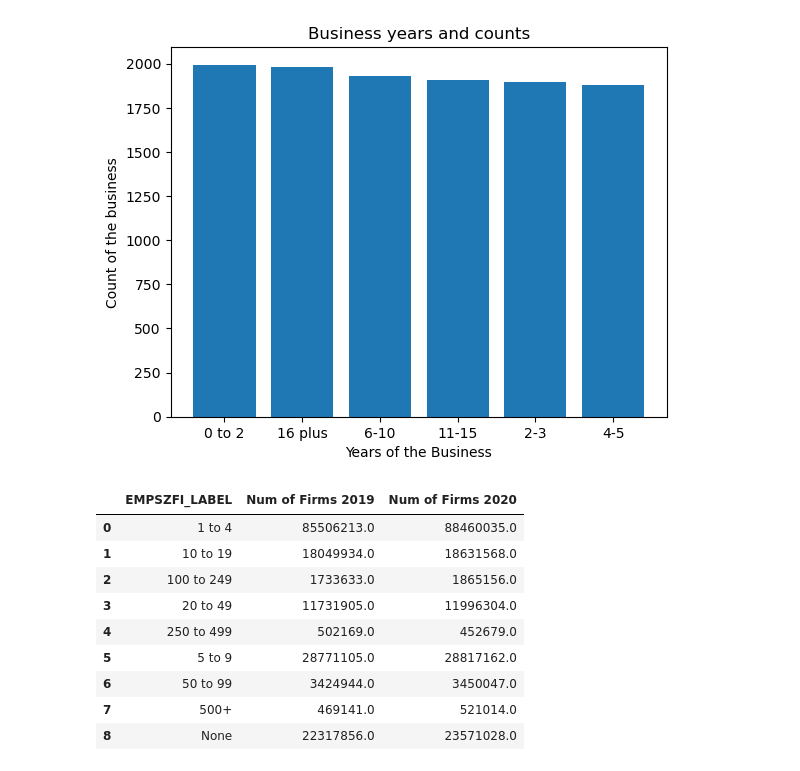
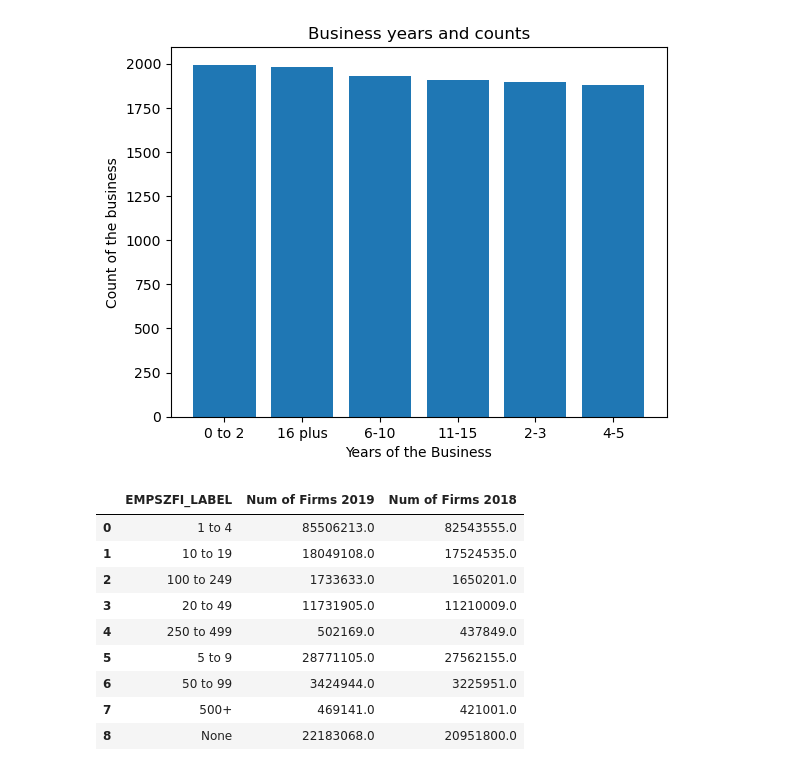
Before and after one commit to HardoModo/Dev10_Week8_Assessment, a Jupyter notebook: main.ipynb, the cells around one changed output. Saved outputs shown, nothing was run; the diff lists cells and outputs as text; code cells hidden in the pictures.

```diff
--- a/main.ipynb
+++ b/main.ipynb
@@ -20,7 +23,7 @@ You can check your current version via the following terminal commands:
 # %%
 year = 2019
 url2019 = f'https://api.census.gov/data/{year}/abscs?get=GEO_ID,NAME,NAICS2017,NAICS2017_LABEL,SEX,SEX_LABEL,ETH_GROUP,ETH_GROUP_LABEL,RACE_GROUP,RACE_GROUP_LABEL,VET_GROUP,VET_GROUP_LABEL,EMPSZFI,EMPSZFI_LABEL,YEAR,FIRMPDEMP,FIRMPDEMP_F,RCPPDEMP,RCPPDEMP_F,EMP,EMP_F,PAYANN,PAYANN_F,FIRMPDEMP_S,FIRMPDEMP_S_F,RCPPDEMP_S,RCPPDEMP_S_F,EMP_S,EMP_S_F,PAYANN_S,PAYANN_S_F&for=us:*'
-url2020 = f'https://api.census.gov/data/{year + 1}/abscs?get=GEO_ID,NAME,NAICS2017,NAICS2017_LABEL,SEX,SEX_LABEL,ETH_GROUP,ETH_GROUP_LABEL,RACE_GROUP,RACE_GROUP_LABEL,VET_GROUP,VET_GROUP_LABEL,EMPSZFI,EMPSZFI_LABEL,YEAR,FIRMPDEMP,FIRMPDEMP_F,RCPPDEMP,RCPPDEMP_F,EMP,EMP_F,PAYANN,PAYANN_F,FIRMPDEMP_S,FIRMPDEMP_S_F,RCPPDEMP_S,RCPPDEMP_S_F,EMP_S,EMP_S_F,PAYANN_S,PAYANN_S_F&for=us:*'
+url2018 = f'https://api.census.gov/data/{year - 1}/abscs?get=GEO_ID,NAME,NAICS2017,NAICS2017_LABEL,SEX,SEX_LABEL,ETH_GROUP,ETH_GROUP_LABEL,RACE_GROUP,RACE_GROUP_LABEL,VET_GROUP,VET_GROUP_LABEL,EMPSZFI,EMPSZFI_LABEL,YEAR,FIRMPDEMP,FIRMPDEMP_F,RCPPDEMP,RCPPDEMP_F,EMP,EMP_F,PAYANN,PAYANN_F,FIRMPDEMP_S,FIRMPDEMP_S_F,RCPPDEMP_S,RCPPDEMP_S_F,EMP_S,EMP_S_F,PAYANN_S,PAYANN_S_F&for=us:*'
 # %% [markdown]
 ## Questions to Answer
 
@@ -50,32 +53,32 @@ ReceiptSizeOfFirmDF = pd.read_csv('csv\ABSCS2018.AB1800CSA03-2023-04-20T164951.c
 EmploymentSizeOfFirmDF = pd.read_csv('csv\ABSCS2018.AB1800CSA04-2023-04-20T164954.csv')
 # %%
 response2019 = requests.get(url2019)
-response2020 = requests.get(url2020)
+response2018 = requests.get(url2018)
 # %%
 data2019 = response2019.json()
-data2020 = response2020.json()
+data2018 = response2018.json()
 
 col2019 = data2019[0]
-col2020 = data2020[0]
+col2018 = data2018[0]
 
 df2019 = pd.DataFrame(data2019[1:], columns=col2019)
-df2020 = pd.DataFrame(data2020[1:], columns=col2020)
+df2018 = pd.DataFrame(data2018[1:], columns=col2018)
 
 colToDrop = ['GEO_ID', 'NAME', f'NAICS2017', 'SEX', 'ETH_GROUP', 'RACE_GROUP', 'PAYANN_F',
  'FIRMPDEMP_S', 'FIRMPDEMP_S_F', 'RCPPDEMP_S', 'RCPPDEMP_S_F', 'EMP_S', 'EMP_S_F', 'PAYANN_S',
  'PAYANN_S_F', 'us', 'YEAR', 'FIRMPDEMP_F', 'RCPPDEMP_F', 'EMP_F', 'VET_GROUP', 'EMPSZFI']
 
 colsToRename2019 = {'FIRMPDEMP': 'FIRMPDEMP2019', 'RCPPDEMP': 'RCPPDEMP2019', 'EMP': 'EMP2019', 'PAYANN': 'PAYANN2019'}
-colsToRename2020 = {'FIRMPDEMP': 'FIRMPDEMP2020', 'RCPPDEMP': 'RCPPDEMP2020', 'EMP': 'EMP2020', 'PAYANN': 'PAYANN2020'}
+colsToRename2018 = {'FIRMPDEMP': 'FIRMPDEMP2018', 'RCPPDEMP': 'RCPPDEMP2018', 'EMP': 'EMP2018', 'PAYANN': 'PAYANN2018'}
 
 df2019 = df2019.rename(colsToRename2019, axis=1)
-df2020 = df2020.rename(colsToRename2020, axis=1)
+df2018 = df2018.rename(colsToRename2018, axis=1)
 
 df2019 = df2019.drop(columns= colToDrop, axis = 1).convert_dtypes().drop_duplicates()
-df2020 = df2020.drop(columns= colToDrop, axis = 1).convert_dtypes().drop_duplicates()
+df2018 = df2018.drop(columns= colToDrop, axis = 1).convert_dtypes().drop_duplicates()
 
 mergedYearTables = pd.merge(left = df2019,
-                            right = df2020,
+                            right = df2018,
                             how = 'outer')
 
 mergedYearTables.head()
@@ -333,46 +316,46 @@ mergedYearTables['EMPSZFI_LABEL'] = mergedYearTables['EMPSZFI_LABEL'].replace({
     'Firms with 10 to 19 employees': '10 to 19',
     'Firms with 100 to 249 employees': '100 to 249',
     'Firms with 20 to 49 employees' : '20 to 49',
     'Firms with 250 to 499 employees' : '250 to 499',
     'Firms with 5 to 9 employees' : '5 to 9',
     'Firms with 50 to 99 employees' : '50 to 99',
     'Firms with 500 employees or more' : '500+',
     'Firms with no employees' : 'None'
 })
 
 mergedYearTables['FIRMPDEMP2019'] = (
     pd.to_numeric(mergedYearTables['FIRMPDEMP2019'],
                   errors='coerce')
       .fillna(0)
     )
 
-mergedYearTables['FIRMPDEMP2020'] = (
-    pd.to_numeric(mergedYearTables['FIRMPDEMP2020'],
+mergedYearTables['FIRMPDEMP2018'] = (
+    pd.to_numeric(mergedYearTables['FIRMPDEMP2018'],
                   errors='coerce')
       .fillna(0)
     )
 
 
 
 analysis_df1 = (
     mergedYearTables
     .groupby(['EMPSZFI_LABEL'], as_index=False)
-    .agg({'FIRMPDEMP2019':'sum', 'FIRMPDEMP2020':'sum'})
+    .agg({'FIRMPDEMP2019':'sum', 'FIRMPDEMP2018':'sum'})
 )
 
-analysis_df1 = analysis_df1.rename({'FIRMPDEMP2019': 'Num of Firms 2019', 'FIRMPDEMP2020': 'Num of Firms 2020'}, axis=1)
+analysis_df1 = analysis_df1.rename({'FIRMPDEMP2019': 'Num of Firms 2019', 'FIRMPDEMP2018': 'Num of Firms 2018'}, axis=1)
 
 analysis_df1
 # %% [output]
-|  | EMPSZFI_LABEL | Num of Firms 2019 | Num of Firms 2020 |
-| 0 | 1 to 4 | 85506213.0 | 88460035.0 |
-| 1 | 10 to 19 | 18049934.0 | 18631568.0 |
-| 2 | 100 to 249 | 1733633.0 | 1865156.0 |
-| 3 | 20 to 49 | 11731905.0 | 11996304.0 |
-| 4 | 250 to 499 | 502169.0 | 452679.0 |
-| 5 | 5 to 9 | 28771105.0 | 28817162.0 |
-| 6 | 50 to 99 | 3424944.0 | 3450047.0 |
-| 7 | 500+ | 469141.0 | 521014.0 |
-| 8 | None | 22317856.0 | 23571028.0 |
+|  | EMPSZFI_LABEL | Num of Firms 2019 | Num of Firms 2018 |
+| 0 | 1 to 4 | 85506213.0 | 82543555.0 |
+| 1 | 10 to 19 | 18049108.0 | 17524535.0 |
+| 2 | 100 to 249 | 1733633.0 | 1650201.0 |
+| 3 | 20 to 49 | 11731905.0 | 11210009.0 |
+| 4 | 250 to 499 | 502169.0 | 437849.0 |
+| 5 | 5 to 9 | 28771105.0 | 27562155.0 |
+| 6 | 50 to 99 | 3424944.0 | 3225951.0 |
+| 7 | 500+ | 469141.0 | 421001.0 |
+| 8 | None | 22183068.0 | 20951800.0 |
 # %%
 
```
Also changed, not shown: parts of 11 cells of this notebook.
